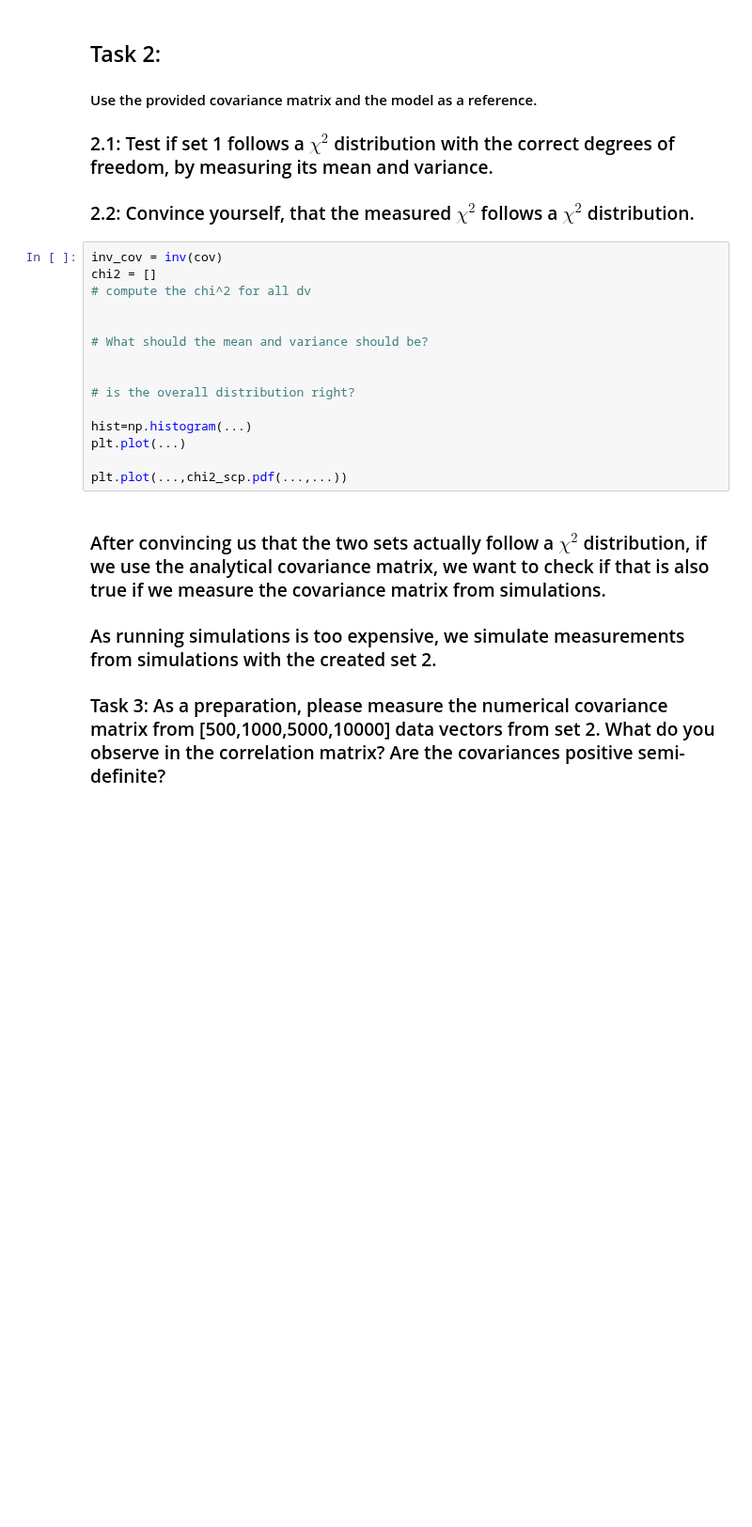
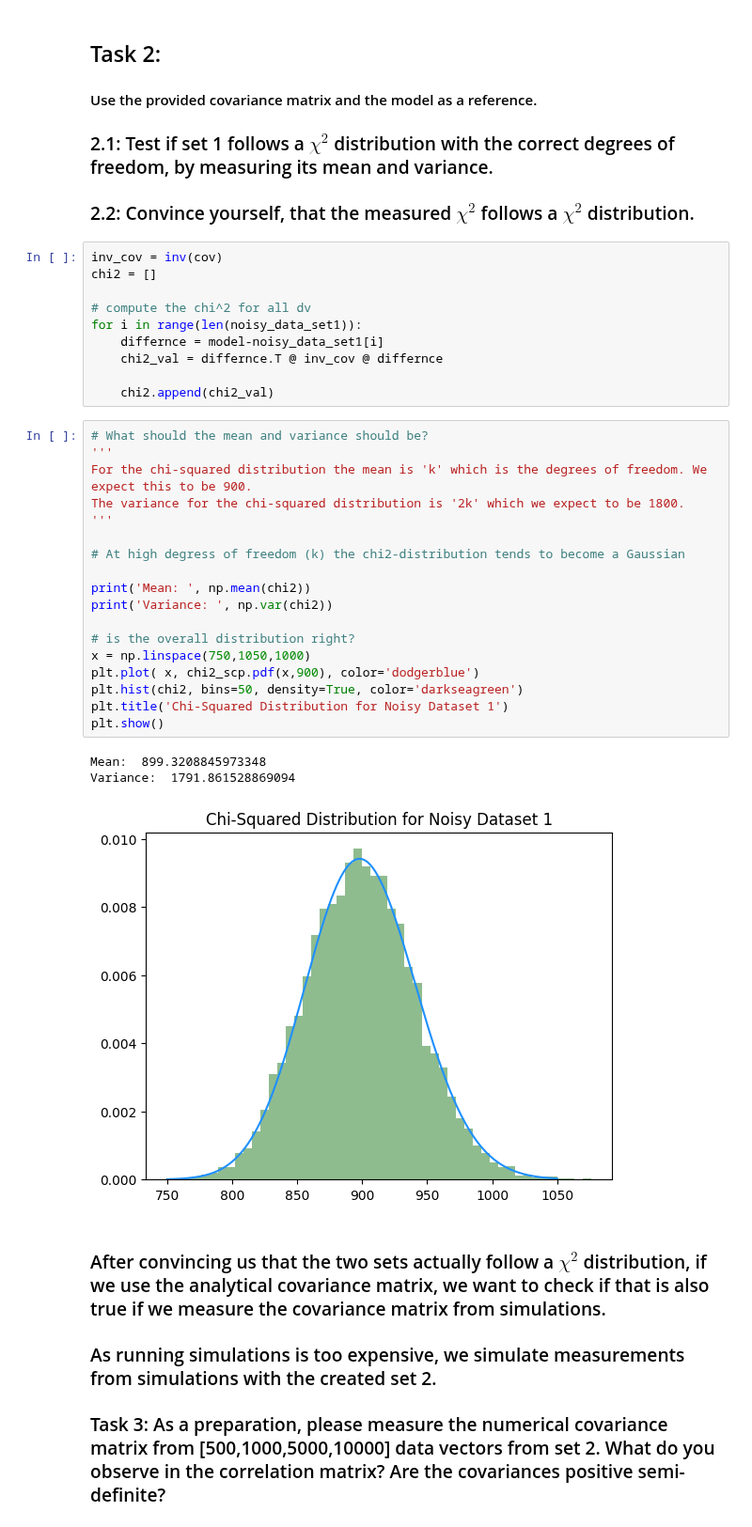
Before and after one commit to TheShak5/UWAstroStats, a Jupyter notebook: projects/2ptstat-analysis/assignments/assignment1_DarshakPatel.ipynb, the cells around one changed output. Shown at 94% size. Saved outputs shown, nothing was run; the diff lists cells and outputs as text; blank space fills up the shorter version.

```diff
--- a/projects/2ptstat-analysis/assignments/assignment1_DarshakPatel.ipynb
+++ b/projects/2ptstat-analysis/assignments/assignment1_DarshakPatel.ipynb
@@ -33,21 +61,38 @@ noisy_data_set2 = np.random.multivariate_normal(mean=model, cov=cov, size=10000)
 #### Use the provided covariance matrix and the model as a reference.
 ### 2.1: Test if set 1 follows a $\chi^2$ distribution with the correct degrees of freedom, by measuring its mean and variance.
 ### 2.2: Convince yourself, that the measured $\chi^2$ follows a $\chi^2$ distribution.
-# %%
-inv_cov = inv(cov)
-chi2 = []
-# compute the chi^2 for all dv
-
-
-# What should the mean and variance should be?
-
-
-# is the overall distribution right?
-
-hist=np.histogram(...)
-plt.plot(...)
-
-plt.plot(...,chi2_scp.pdf(...,...))
+# %%
+inv_cov = inv(cov)
+chi2 = []
+
+# compute the chi^2 for all dv
+for i in range(len(noisy_data_set1)):
+    differnce = model-noisy_data_set1[i]
+    chi2_val = differnce.T @ inv_cov @ differnce
+
+    chi2.append(chi2_val)
+# %%
+# What should the mean and variance should be?
+'''
+For the chi-squared distribution the mean is 'k' which is the degrees of freedom. We expect this to be 900.
+The variance for the chi-squared distribution is '2k' which we expect to be 1800.
+'''
+
+# At high degress of freedom (k) the chi2-distribution tends to become a Gaussian
+
+print('Mean: ', np.mean(chi2))
+print('Variance: ', np.var(chi2))
+
+# is the overall distribution right?
+x = np.linspace(750,1050,1000)
+plt.plot( x, chi2_scp.pdf(x,900), color='dodgerblue')
+plt.hist(chi2, bins=50, density=True, color='darkseagreen')
+plt.title('Chi-Squared Distribution for Noisy Dataset 1')
+plt.show()
+# %% [output]
+Mean:  899.3208845973348
+Variance:  1791.861528869094
+[figure, added]
 # %% [markdown]
 ### After convincing us that the two sets actually follow a $\chi^2$ distribution, if we use the analytical covariance matrix, we want to check if that is also true if we measure the covariance matrix from simulations.
 ### As running simulations is too expensive, we simulate measurements from simulations with the created set 2.
```
Also changed, not shown: parts of 3 cells of this notebook.
